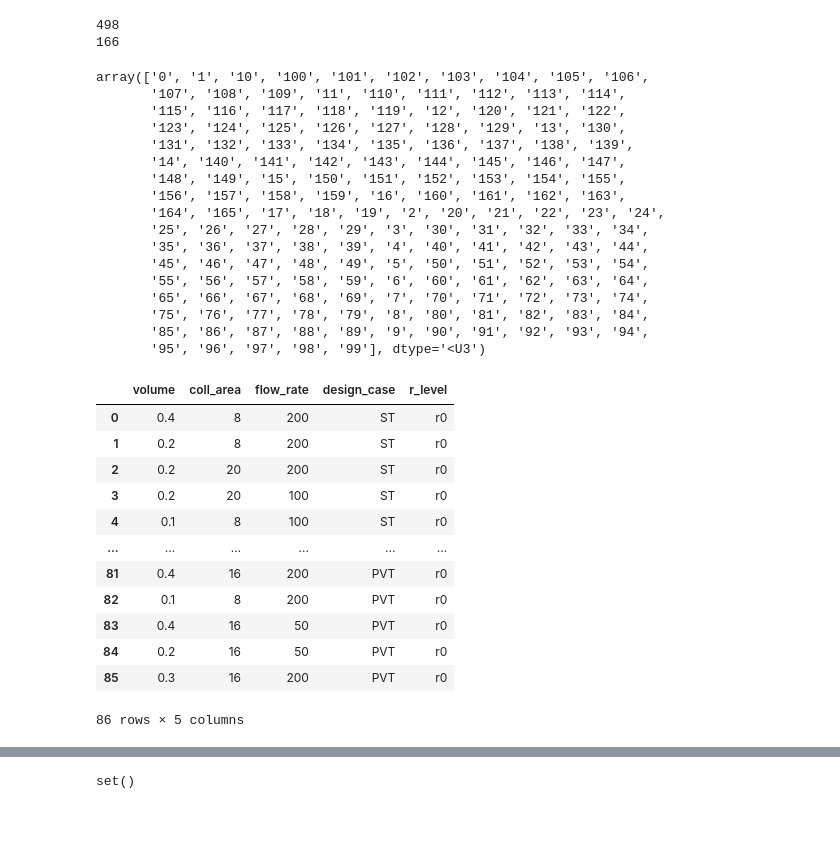
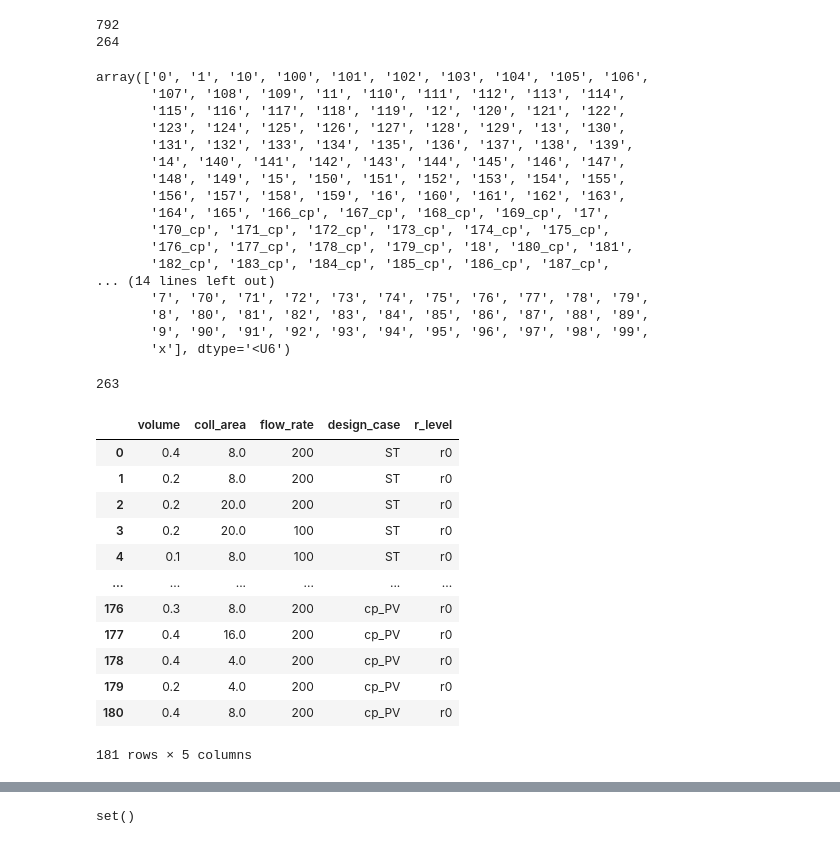
Before and after one commit to a-karanth/parametric_run, a Jupyter notebook: src/missed_sims.ipynb, the cells around one changed output, grey strips where cells are left out. Saved outputs shown, nothing was run; the diff lists cells and outputs as text; code cells hidden in the pictures.

Commit message:
added line to convert labels with _cp to numeric value

```diff
--- a/src/missed_sims.ipynb
+++ b/src/missed_sims.ipynb
@@ -8,7 +8,7 @@ os.chdir(directory+res_folder)
 import numpy as np
 import pandas as pd
 test = os.listdir()
-avl_labels = [] # avaliable labels in the
+avl_labels_og = [] # avaliable labels in the
 for i in test:
     if '_temp_flow' in i:
         prefix = i[:-14]
@@ -18,15 +18,15 @@ for i in test:
         prefix = i[:-11]
     else:
         continue
-    avl_labels.append(prefix)
-print(len(avl_labels))
-avl_labels = np.array(avl_labels)
-avl_labels = np.unique(avl_labels)
-print(len(avl_labels))
-avl_labels
+    avl_labels_og.append(prefix)
+print(len(avl_labels_og))
+avl_labels_og = np.array(avl_labels_og)
+avl_labels_og = np.unique(avl_labels_og)
+print(len(avl_labels_og))
+avl_labels_og
 # %% [output]
-498
-166
+792
+264
 array(['0', '1', '10', '100', '101', '102', '103', '104', '105', '106',
        '107', '108', '109', '11', '110', '111', '112', '113', '114',
        '115', '116', '117', '118', '119', '12', '120', '121', '122',
@@ -35,37 +35,47 @@ array(['0', '1', '10', '100', '101', '102', '103', '104', '105', '106',
        '14', '140', '141', '142', '143', '144', '145', '146', '147',
        '148', '149', '15', '150', '151', '152', '153', '154', '155',
        '156', '157', '158', '159', '16', '160', '161', '162', '163',
-       '164', '165', '17', '18', '19', '2', '20', '21', '22', '23', '24',
-       '25', '26', '27', '28', '29', '3', '30', '31', '32', '33', '34',
-       '35', '36', '37', '38', '39', '4', '40', '41', '42', '43', '44',
-       '45', '46', '47', '48', '49', '5', '50', '51', '52', '53', '54',
-       '55', '56', '57', '58', '59', '6', '60', '61', '62', '63', '64',
-       '65', '66', '67', '68', '69', '7', '70', '71', '72', '73', '74',
-       '75', '76', '77', '78', '79', '8', '80', '81', '82', '83', '84',
-       '85', '86', '87', '88', '89', '9', '90', '91', '92', '93', '94',
-       '95', '96', '97', '98', '99'], dtype='<U3')
+       '164', '165', '166_cp', '167_cp', '168_cp', '169_cp', '17',
+       '170_cp', '171_cp', '172_cp', '173_cp', '174_cp', '175_cp',
+       '176_cp', '177_cp', '178_cp', '179_cp', '18', '180_cp', '181',
+       '182_cp', '183_cp', '184_cp', '185_cp', '186_cp', '187_cp',
+... (14 lines left out)
+       '7', '70', '71', '72', '73', '74', '75', '76', '77', '78', '79',
+       '8', '80', '81', '82', '83', '84', '85', '86', '87', '88', '89',
+       '9', '90', '91', '92', '93', '94', '95', '96', '97', '98', '99',
+       'x'], dtype='<U6')
+# %%
+import re
+avl_labels = np.array([re.search(r'\d+', item).group() for item in avl_labels_og if re.search(r'\d+', item)])
+len(avl_labels)
+# %% [output]
+263
 # %%
 os.chdir(directory + sample_folder)
 #previous = np.arange(86)
 #previous = previous.astype(str)
 #previous = pd.DataFrame(previous, columns=['label'])
-df3 = pd.read_csv('morris_st_sample.csv')
-df4 = pd.read_csv('morris_pvt_sample.csv')
-previous = pd.concat([df3,df4], ignore_index=True)
+
+previous = pd.concat([pd.read_csv('morris_sample_st.csv'),
+                     pd.read_csv('morris_sample_st2.csv'),
+                     pd.read_csv('morris_sample_pvt.csv'),
+                     pd.read_csv('morris_sample_pvt2.csv'),
+                     pd.read_csv('morris_sample_cp.csv')],
+                    ignore_index=True)
 previous = previous.drop_duplicates(ignore_index=True)
 previous
 # %% [output]
 |  | volume | coll_area | flow_rate | design_case | r_level |
-| 0 | 0.4 | 8 | 200 | ST | r0 |
-| 1 | 0.2 | 8 | 200 | ST | r0 |
-| 2 | 0.2 | 20 | 200 | ST | r0 |
-| 3 | 0.2 | 20 | 100 | ST | r0 |
-| 4 | 0.1 | 8 | 100 | ST | r0 |
+| 0 | 0.4 | 8.0 | 200 | ST | r0 |
+| 1 | 0.2 | 8.0 | 200 | ST | r0 |
+| 2 | 0.2 | 20.0 | 200 | ST | r0 |
+| 3 | 0.2 | 20.0 | 100 | ST | r0 |
+| 4 | 0.1 | 8.0 | 100 | ST | r0 |
 | ... | ... | ... | ... | ... | ... |
-| 81 | 0.4 | 16 | 200 | PVT | r0 |
-| 82 | 0.1 | 8 | 200 | PVT | r0 |
-| 83 | 0.4 | 16 | 50 | PVT | r0 |
-| 84 | 0.2 | 16 | 50 | PVT | r0 |
-| 85 | 0.3 | 16 | 200 | PVT | r0 |
+| 176 | 0.3 | 8.0 | 200 | cp_PV | r0 |
+| 177 | 0.4 | 16.0 | 200 | cp_PV | r0 |
+| 178 | 0.4 | 4.0 | 200 | cp_PV | r0 |
+| 179 | 0.2 | 4.0 | 200 | cp_PV | r0 |
+| 180 | 0.4 | 8.0 | 200 | cp_PV | r0 |
-86 rows × 5 columns
+181 rows × 5 columns
 # %%
```
Also changed, not shown: parts of 7 cells of this notebook.
